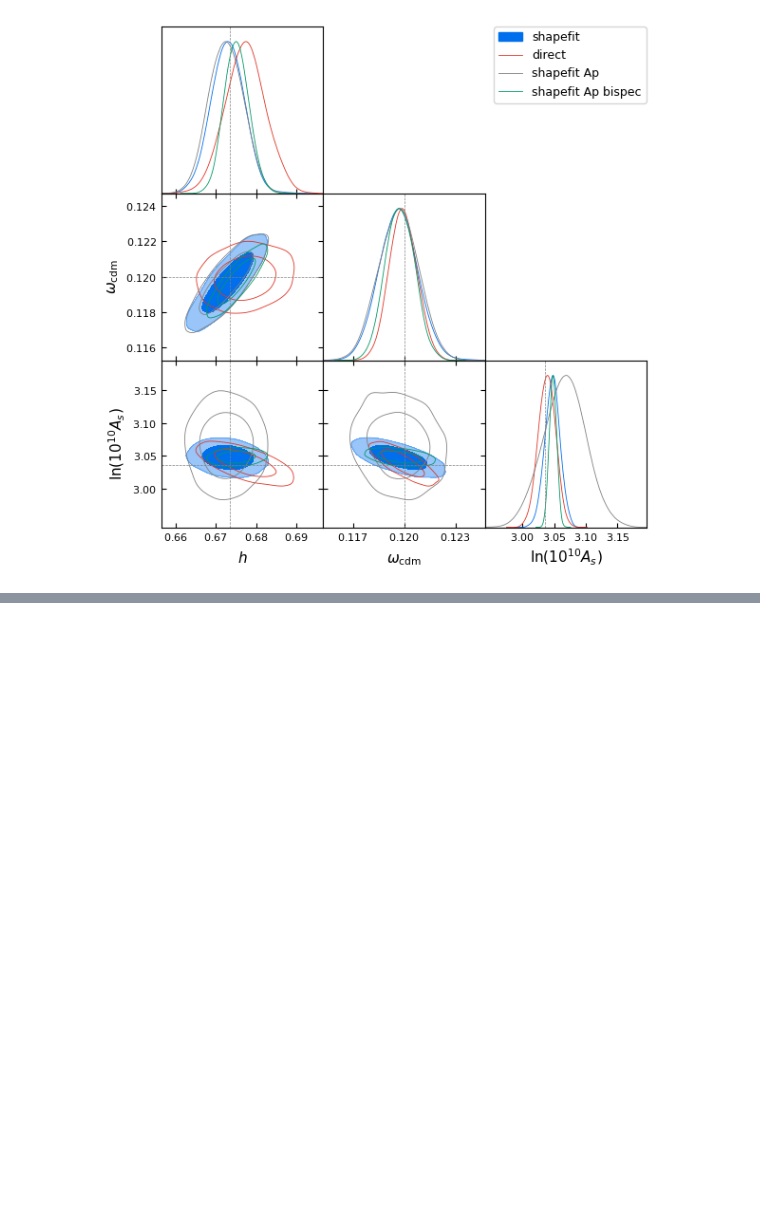
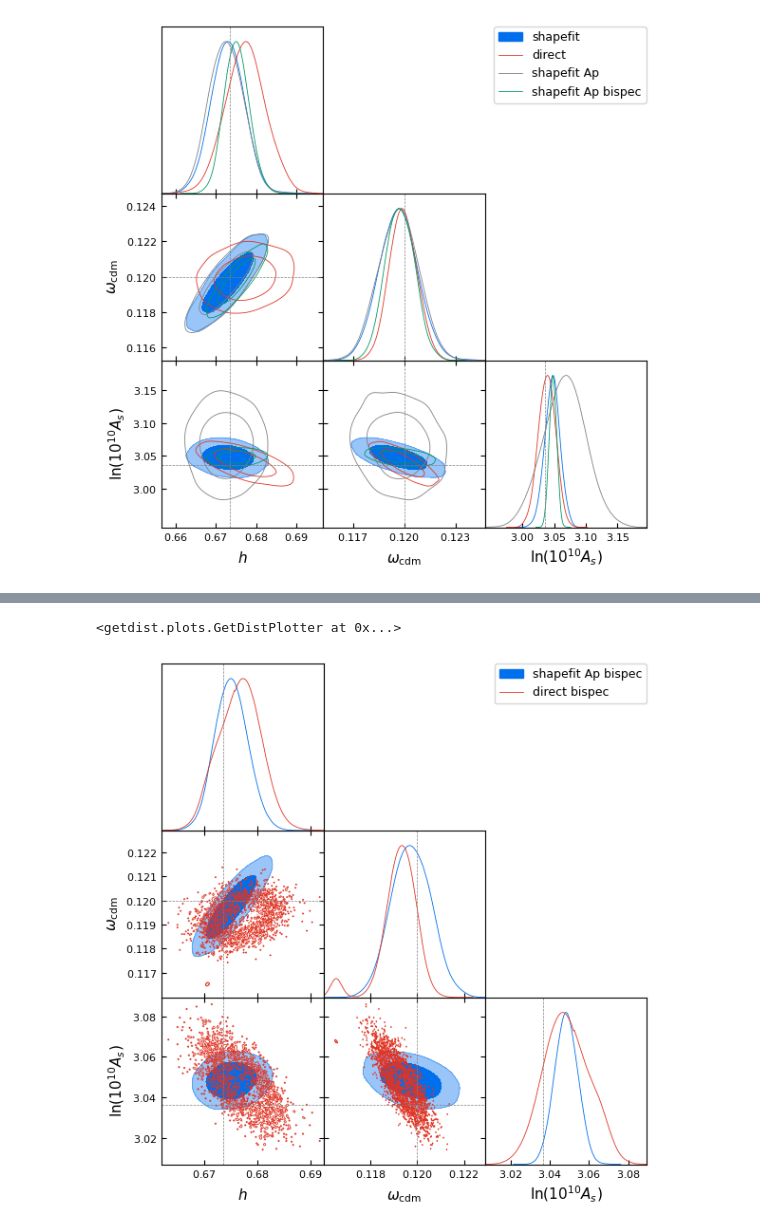
Before and after one commit to cosmodesi/desilike, a Jupyter notebook: nb/compression_examples.ipynb, the cells around one changed output, grey strips where cells are left out. Cells and saved outputs as stored; diff of their text form; code cells hidden in the pictures; blank space fills up the shorter version.

Commit message:
Added bispectrum FM example as well

```diff
--- a/nb/compression_examples.ipynb
+++ b/nb/compression_examples.ipynb
@@ -296,3 +296,16 @@ Removed no burn in
 Removed no burn in
 <getdist.plots.GetDistPlotter at 0x...>
 [figure]
+# %%
+from desilike.samples import plotting
+
+chain_shapefit_Ap_bispec = samples_shapefit_bispec.remove_burnin(0.5)
+
+# Chain produced by fs_direct_examples.ipynb (omega_b and n_s fixed there, so it only shows
+# on the h/omega_cdm/logA subspace)
+chain_direct_bispec = MCSamples.read('_tests/chain_fs_FM_bispec/samples_1.h5').remove_burnin(0.5)[::50]
+plotting.plot_triangle([chain_shapefit_Ap_bispec, chain_direct_bispec], ['h', 'omega_cdm', 'logA', 'n_s'],
+                       filled=True, labels=['shapefit Ap bispec', 'direct bispec'],
+                       markers={'h': fiducial.h, 'omega_cdm': fiducial.Omega0_cdm * fiducial.h**2,
+                                'logA': np.log(10**10 * fiducial.A_s), 'n_s': fiducial.n_s})
+# %% [output]
@@ -298,0 +320,2 @@ Removed no burn in
+<getdist.plots.GetDistPlotter at 0x...>
+[figure, added]
```
Also changed, not shown: parts of 1 cell of this notebook, 1 other file.
